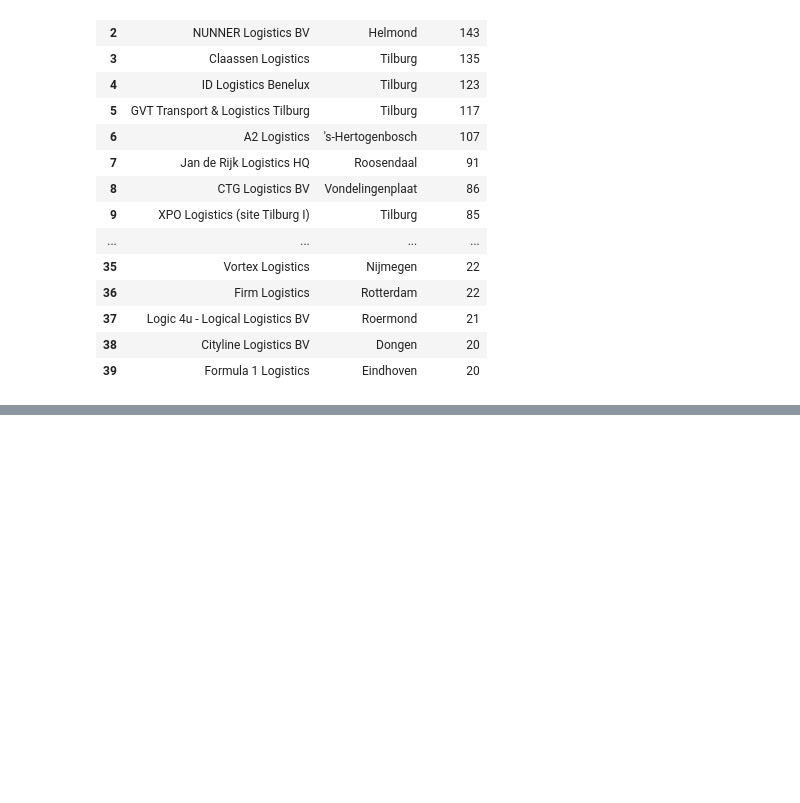
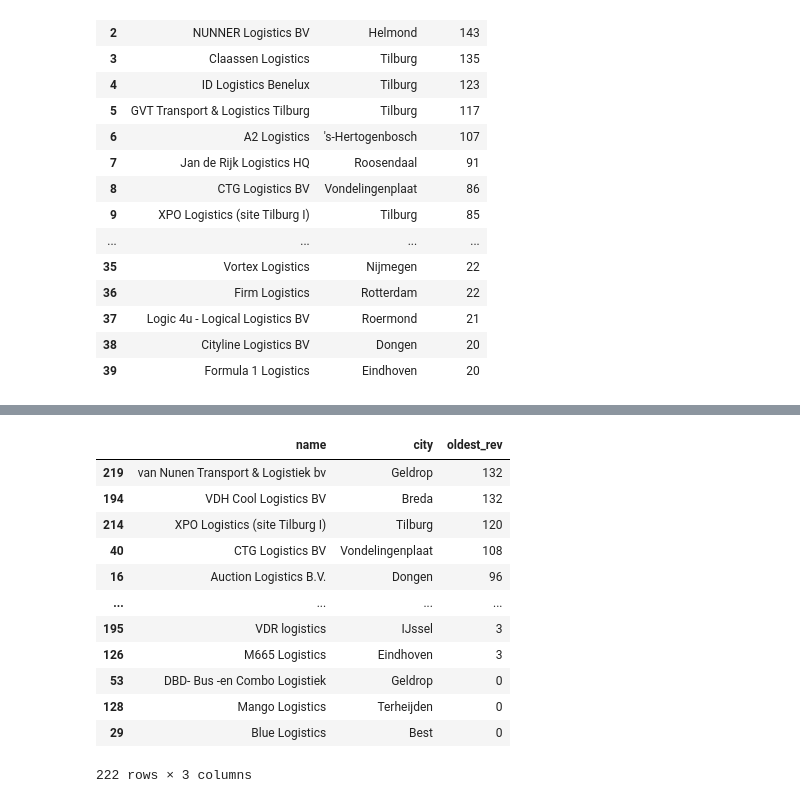
Before and after one commit to GSSaac/TOMlogistics, a Jupyter notebook: gs_WP1_DescriptiveStats.ipynb, the cells around one changed output, grey strips where cells are left out. Cells and saved outputs as stored; diff of their text form; code cells hidden in the pictures; blank space fills up the shorter version.

```diff
--- a/gs_WP1_DescriptiveStats.ipynb
+++ b/gs_WP1_DescriptiveStats.ipynb
@@ -147,0 +215,19 @@ number_reviews_per_company[number_reviews_per_company['#reviews']>=20]
+# %%
+# oldest rate date per company -> indication of antiquity on googlemaps -> idication of embracement of digital/online technology
+oldest_date_df = Not_null_date.groupby(['name','city'])['period_months'].max().reset_index(name = 'oldest_rev').sort_values('oldest_rev', ascending = False)
+oldest_date_df['oldest_rev'].value_counts().sort_index()
+oldest_date_df
+# %% [output]
+|  | name | city | oldest_rev |
+| 219 | van Nunen Transport & Logistiek bv | Geldrop | 132 |
+| 194 | VDH Cool Logistics BV | Breda | 132 |
+| 214 | XPO Logistics (site Tilburg I) | Tilburg | 120 |
+| 40 | CTG Logistics BV | Vondelingenplaat | 108 |
+| 16 | Auction Logistics B.V. | Dongen | 96 |
+| ... | ... | ... | ... |
+| 195 | VDR logistics | IJssel | 3 |
+| 126 | M665 Logistics | Eindhoven | 3 |
+| 53 | DBD- Bus -en Combo Logistiek | Geldrop | 0 |
+| 128 | Mango Logistics | Terheijden | 0 |
+| 29 | Blue Logistics | Best | 0 |
+222 rows × 3 columns
```
Also changed, not shown: parts of 11 cells of this notebook, 3 other files.
